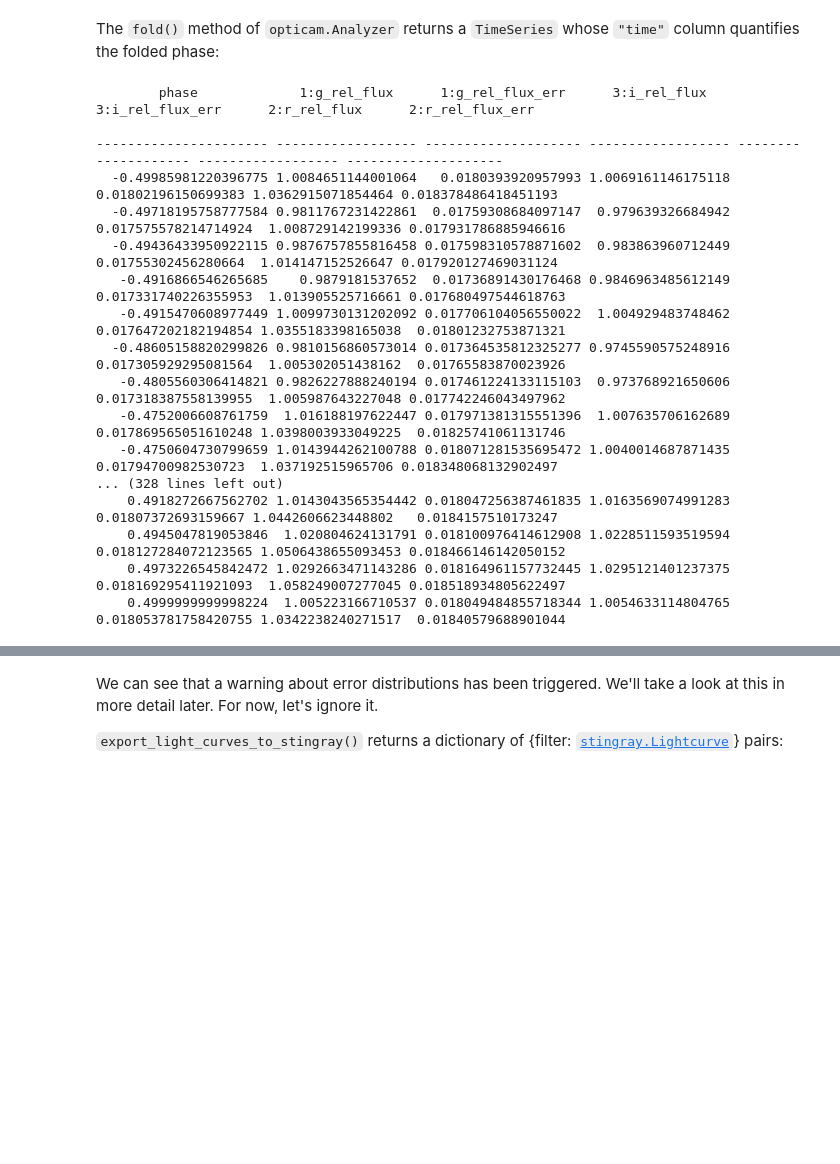
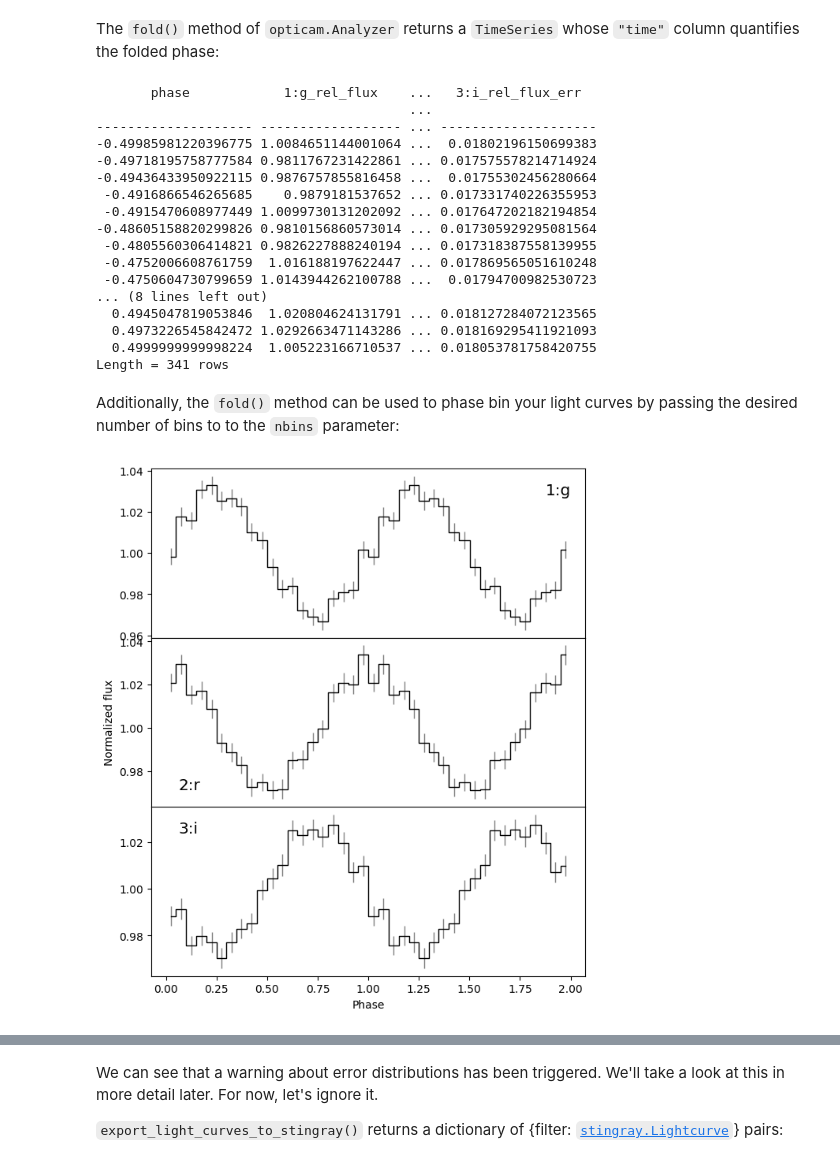
Before and after one commit to OPTICAM-instrument/opticam, a Jupyter notebook: docs/_executed/timing_methods.ipynb, the cells around one changed output, grey strips where cells are left out. Drawn from its saved outputs; the diff is of its cells as text; code cells hidden in the pictures; blank space fills up the shorter version.

```diff
--- a/docs/_executed/timing_methods.ipynb
+++ b/docs/_executed/timing_methods.ipynb
@@ -185,23 +199,33 @@ folded_lcs = analyser.fold(
 # %% [markdown]
 The `fold()` method of `opticam.Analyzer` returns a `TimeSeries` whose `"time"` column quantifies the folded phase:
 # %%
-folded_lcs.pprint_all()
+folded_lcs.pprint()
 # %% [output]
-        phase             1:g_rel_flux      1:g_rel_flux_err      3:i_rel_flux      3:i_rel_flux_err      2:r_rel_flux      2:r_rel_flux_err
-
----------------------- ------------------ -------------------- ------------------ -------------------- ------------------ --------------------
-  -0.49985981220396775 1.0084651144001064   0.0180393920957993 1.0069161146175118  0.01802196150699383 1.0362915071854464 0.018378486418451193
-  -0.49718195758777584 0.9811767231422861  0.01759308684097147  0.979639326684942 0.017575578214714924  1.008729142199336 0.017931786885946616
-  -0.49436433950922115 0.9876757855816458 0.017598310578871602  0.983863960712449  0.01755302456280664  1.014147152526647 0.017920127469031124
-   -0.4916866546265685    0.9879181537652  0.01736891430176468 0.9846963485612149 0.017331740226355953  1.013905525716661 0.017680497544618763
-   -0.4915470608977449 1.0099730131202092 0.017706104056550022  1.004929483748462 0.017647202182194854 1.0355183398165038  0.01801232753871321
-  -0.48605158820299826 0.9810156860573014 0.017364535812325277 0.9745590575248916 0.017305929295081564  1.005302051438162  0.01765583870023926
-   -0.4805560306414821 0.9826227888240194 0.017461224133115103  0.973768921650606 0.017318387558139955  1.005987643227048 0.017742246043497962
-   -0.4752006608761759  1.016188197622447 0.017971381315551396  1.007635706162689 0.017869565051610248 1.0398003933049225  0.01825741061131746
-   -0.4750604730799659 1.0143944262100788 0.018071281535695472 1.0040014687871435  0.01794700982530723  1.037192515965706 0.018348068132902497
-... (328 lines left out)
-    0.4918272667562702 1.0143043565354442 0.018047256387461835 1.0163569074991283  0.01807372693159667 1.0442606623448802   0.0184157510173247
-    0.4945047819053846  1.020804624131791 0.018100976414612908 1.0228511593519594 0.018127284072123565 1.0506438655093453 0.018466146142050152
-    0.4973226545842472 1.0292663471143286 0.018164961157732445 1.0295121401237375 0.018169295411921093  1.058249007277045 0.018518934805622497
-    0.4999999999998224  1.005223166710537 0.018049484855718344 1.0054633114804765 0.018053781758420755 1.0342238240271517  0.01840579688901044
+       phase            1:g_rel_flux    ...   3:i_rel_flux_err
+                                        ...
+-------------------- ------------------ ... --------------------
+-0.49985981220396775 1.0084651144001064 ...  0.01802196150699383
+-0.49718195758777584 0.9811767231422861 ... 0.017575578214714924
+-0.49436433950922115 0.9876757855816458 ...  0.01755302456280664
+ -0.4916866546265685    0.9879181537652 ... 0.017331740226355953
+ -0.4915470608977449 1.0099730131202092 ... 0.017647202182194854
+-0.48605158820299826 0.9810156860573014 ... 0.017305929295081564
+ -0.4805560306414821 0.9826227888240194 ... 0.017318387558139955
+ -0.4752006608761759  1.016188197622447 ... 0.017869565051610248
+ -0.4750604730799659 1.0143944262100788 ...  0.01794700982530723
+... (8 lines left out)
+  0.4945047819053846  1.020804624131791 ... 0.018127284072123565
+  0.4973226545842472 1.0292663471143286 ... 0.018169295411921093
+  0.4999999999998224  1.005223166710537 ... 0.018053781758420755
+Length = 341 rows
+# %% [markdown]
+Additionally, the `fold()` method can be used to phase bin your light curves by passing the desired number of bins to to the `nbins` parameter:
+# %%
+folded_lcs = analyser.fold(
+    period=p_signal,
+    nbins=20,
+    save=False,
+    )
+# %% [output]
+[figure, added]
 # %% [markdown]
```
Also changed, not shown: parts of 17 cells of this notebook, 9 other files.
